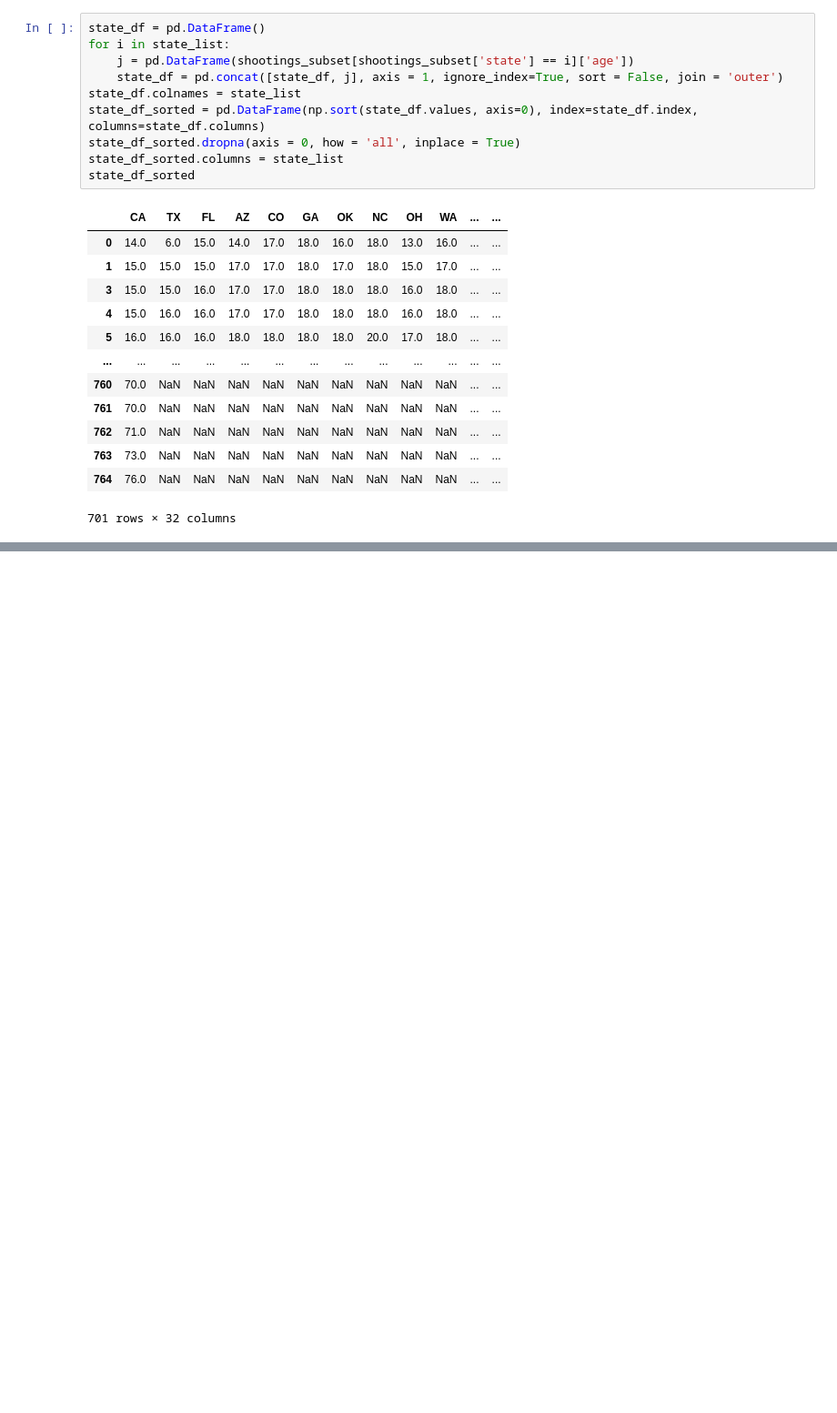
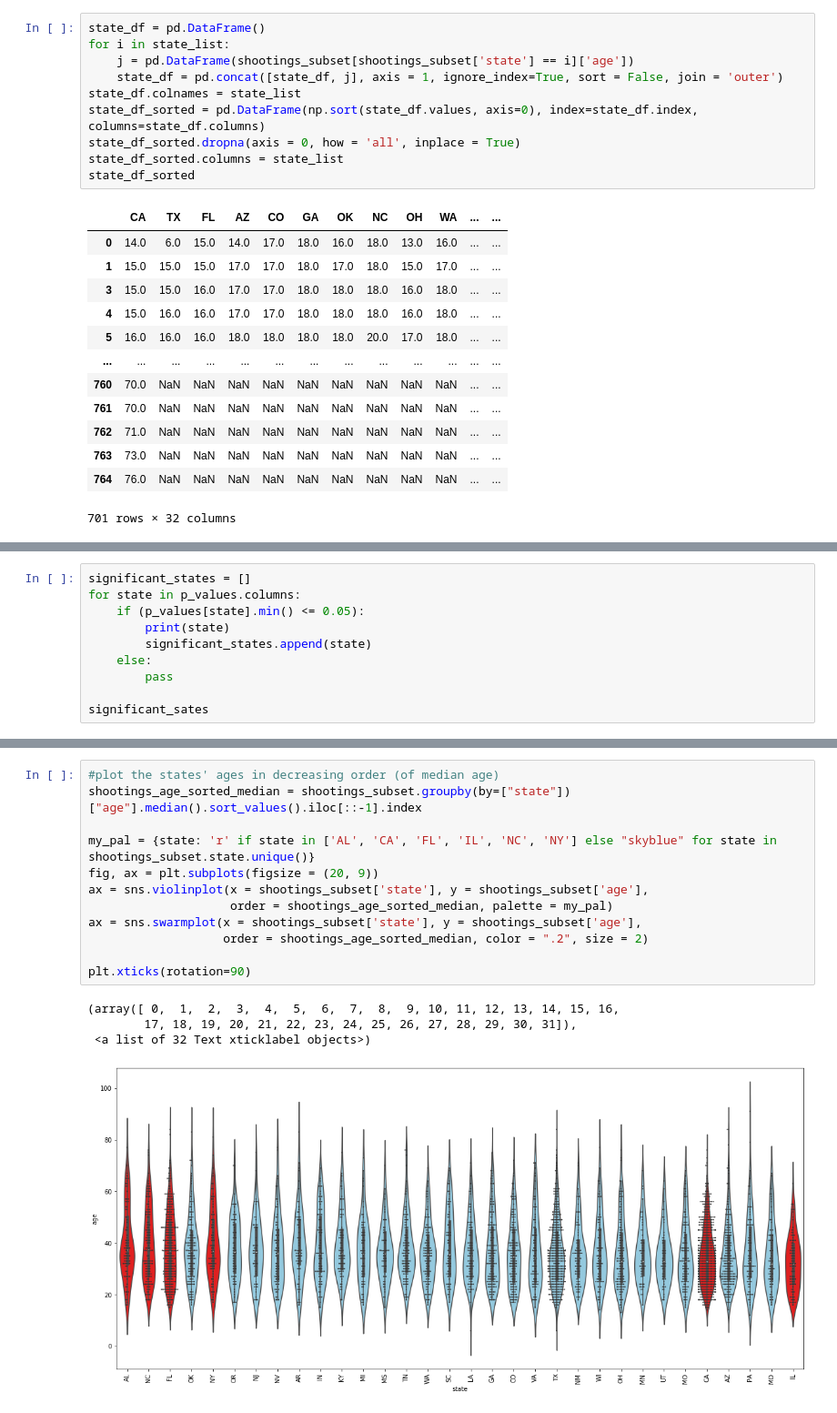
Before and after one commit to eringill/police_shootings, a Jupyter notebook: police_shootings.ipynb, the cells around one changed output, grey strips where cells are left out. Shown: that part at 91% size. Cells and saved outputs as stored; diff of their text form; blank space fills up the shorter version.

```diff
--- a/police_shootings.ipynb
+++ b/police_shootings.ipynb
@@ -584,0 +577,10 @@ dtype: float64
+# %%
+significant_states = []
+for state in p_values.columns:
+    if (p_values[state].min() <= 0.05):
+        print(state)
+        significant_states.append(state)
+    else:
+        pass
+
+significant_sates
@@ -584,0 +595,17 @@ dtype: float64
+# %%
+#plot the states' ages in decreasing order (of median age)
+shootings_age_sorted_median = shootings_subset.groupby(by=["state"])["age"].median().sort_values().iloc[::-1].index
+
+my_pal = {state: 'r' if state in ['AL', 'CA', 'FL', 'IL', 'NC', 'NY'] else "skyblue" for state in shootings_subset.state.unique()}
+fig, ax = plt.subplots(figsize = (20, 9))
+ax = sns.violinplot(x = shootings_subset['state'], y = shootings_subset['age'],
+                    order = shootings_age_sorted_median, palette = my_pal)
+ax = sns.swarmplot(x = shootings_subset['state'], y = shootings_subset['age'],
+                   order = shootings_age_sorted_median, color = ".2", size = 2)
+
+plt.xticks(rotation=90)
+# %% [output]
+(array([ 0,  1,  2,  3,  4,  5,  6,  7,  8,  9, 10, 11, 12, 13, 14, 15, 16,
+        17, 18, 19, 20, 21, 22, 23, 24, 25, 26, 27, 28, 29, 30, 31]),
+ <a list of 32 Text xticklabel objects>)
+[figure, added]
```
Also changed, not shown: parts of 5 cells of this notebook.
